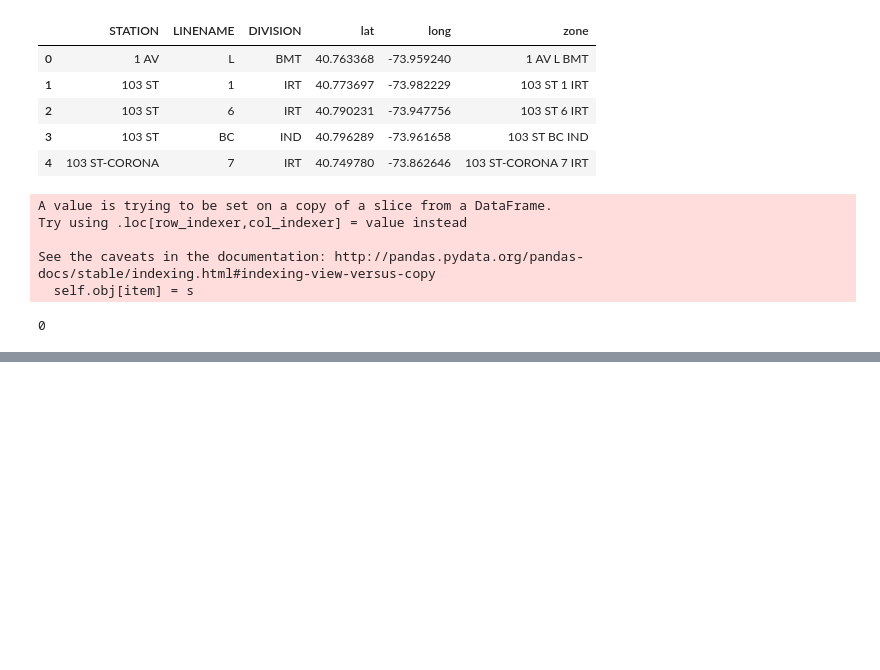
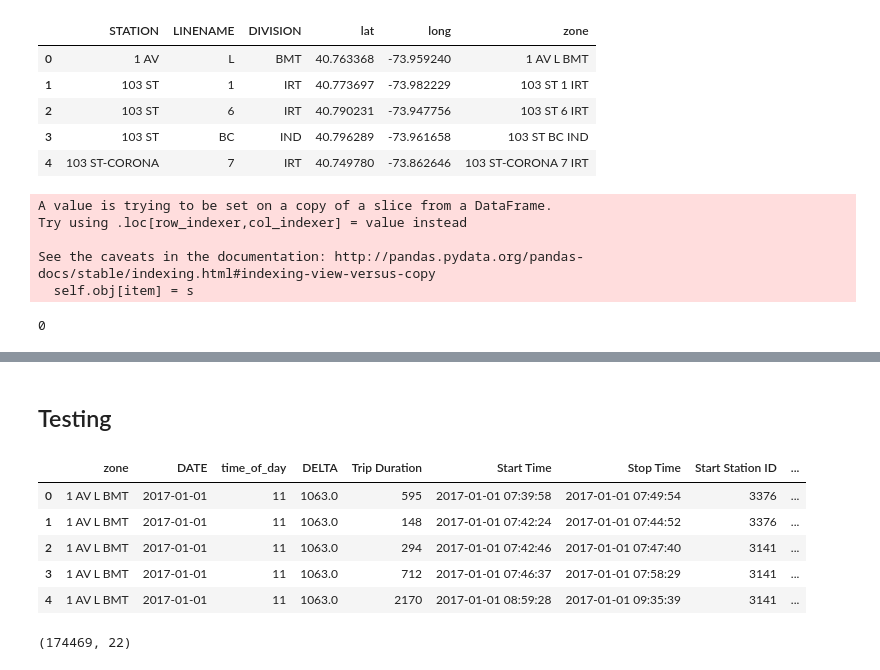
Before and after one commit to inistar/mta-bike-ds, a Jupyter notebook: mta_taxi_EDA.ipynb, the cells around one changed output, grey strips where cells are left out. Saved outputs shown, nothing was run; the diff lists cells and outputs as text; code cells hidden in the pictures; blank space fills up the shorter version.

```diff
--- a/mta_taxi_EDA.ipynb
+++ b/mta_taxi_EDA.ipynb
@@ -360,0 +336,4 @@ data = merged_df.merge(bike_df, on=['DOW', 'TOD', 'taxi_zone'], how='right')
+# %%
+mta_df['day_of_the_month'] = pd.to_datetime(mta_df.DATE).dt.day
+# %%
+agg_mta = mta_df.groupby(['zone', 'DATE', 'time_of_day'])['DELTA'].sum().reset_index()
@@ -360,0 +386,2 @@ data = merged_df.merge(bike_df, on=['DOW', 'TOD', 'taxi_zone'], how='right')
+# %%
+test = pd.merge(agg_mta, bike_df, on=['zone', 'DATE', 'time_of_day'])
@@ -360,0 +397,15 @@ data = merged_df.merge(bike_df, on=['DOW', 'TOD', 'taxi_zone'], how='right')
+# %% [markdown]
+## Testing
+# %%
+test.head()
+# %% [output]
+|  | zone | DATE | time_of_day | DELTA | Trip Duration | Start Time | Stop Time | Start Station ID | ... |
+| 0 | 1 AV L BMT | 2017-01-01 | 11 | 1063.0 | 595 | 2017-01-01 07:39:58 | 2017-01-01 07:49:54 | 3376 | ... |
+| 1 | 1 AV L BMT | 2017-01-01 | 11 | 1063.0 | 148 | 2017-01-01 07:42:24 | 2017-01-01 07:44:52 | 3376 | ... |
+| 2 | 1 AV L BMT | 2017-01-01 | 11 | 1063.0 | 294 | 2017-01-01 07:42:46 | 2017-01-01 07:47:40 | 3141 | ... |
+| 3 | 1 AV L BMT | 2017-01-01 | 11 | 1063.0 | 712 | 2017-01-01 07:46:37 | 2017-01-01 07:58:29 | 3141 | ... |
+| 4 | 1 AV L BMT | 2017-01-01 | 11 | 1063.0 | 2170 | 2017-01-01 08:59:28 | 2017-01-01 09:35:39 | 3141 | ... |
+# %%
+test.shape
+# %% [output]
+(174469, 22)
```
Also changed, not shown: parts of 52 cells of this notebook, 14 other files.
